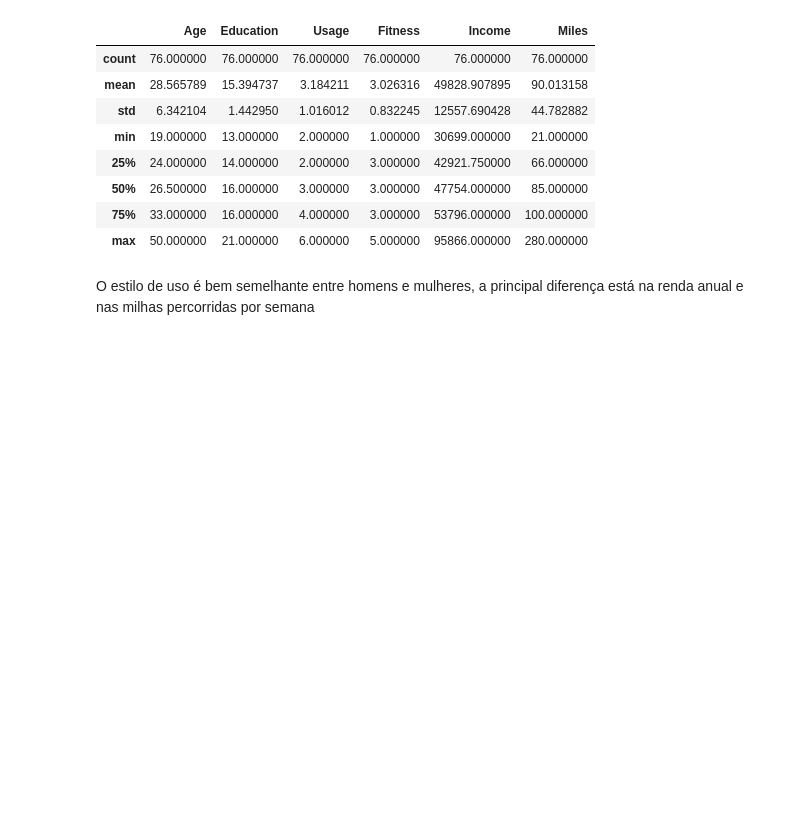
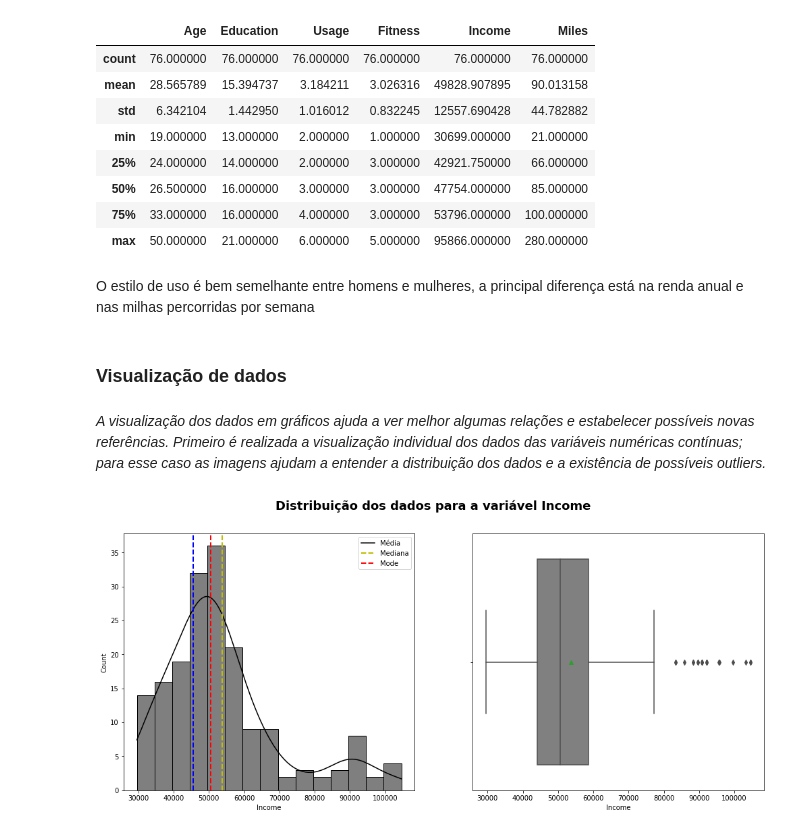
Before and after one commit to LissesCastro/CardioGoodFitness-EDA-WIP, a Jupyter notebook: CardioGooDFitness.ipynb, the cells around one changed output. Saved outputs shown, nothing was run; the diff lists cells and outputs as text; code cells hidden in the pictures; blank space fills up the shorter version.

```diff
--- a/CardioGooDFitness.ipynb
+++ b/CardioGooDFitness.ipynb
@@ -166,3 +168,23 @@ Mulheres:
 | max | 50.000000 | 21.000000 | 6.000000 | 5.000000 | 95866.000000 | 280.000000 |
 # %% [markdown]
 O estilo de uso é bem semelhante entre homens e mulheres, a principal diferença está na renda anual e nas milhas percorridas por semana
+# %% [markdown]
+<h3> <b> Visualização de dados </b> </h3>
+# %% [markdown]
+*A visualização dos dados em gráficos ajuda a ver melhor algumas relações e estabelecer possíveis novas referências. Primeiro é realizada a visualização individual dos dados das variáveis numéricas contínuas; para esse caso as imagens ajudam a entender a distribuição dos dados e a existência de possíveis outliers.*
+# %%
+def univariate_analysis(data):
+ #Essa função foi realizada a partir de uma função feita pela usuária Yogita Darate, no Kaggle.
+    Name=data.name
+    fig, axes = plt.subplots(1,2,figsize=(17, 7))
+    fig.suptitle("Distribuição dos dados para a variável "+ Name  , fontsize=18, fontweight='bold')
+    sns.histplot(data,kde=True,color='Black',ax=axes[0], alpha=0.5)
+    axes[0].axvline(data.mean(), color='y', linestyle='dashed',linewidth=2)
+    axes[0].axvline(data.median(), color='r', linestyle='dashed', linewidth=2)
+    axes[0].axvline(data.mode()[0],color='b',linestyle='dashed',linewidth=2)
+    axes[0].legend({'Média':data.mean(),'Mediana':data.median(),'Mode':data.mode()})
+    sns.boxplot(x=data,showmeans=True, orient='h',color="gray",ax=axes[1])
+# %%
+univariate_analysis(df.Income)
+# %% [output]
+[figure, added]
```
Also changed, not shown: parts of 6 cells of this notebook.
